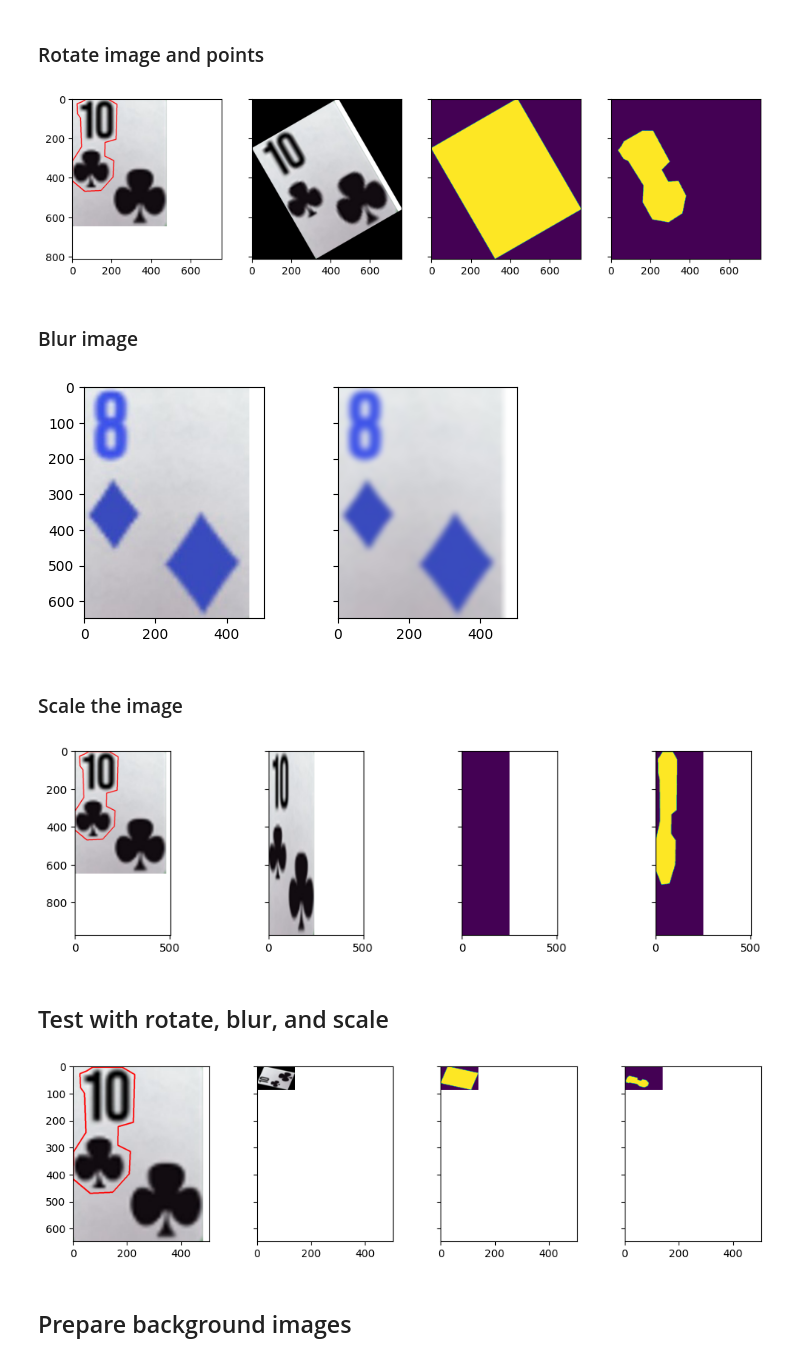
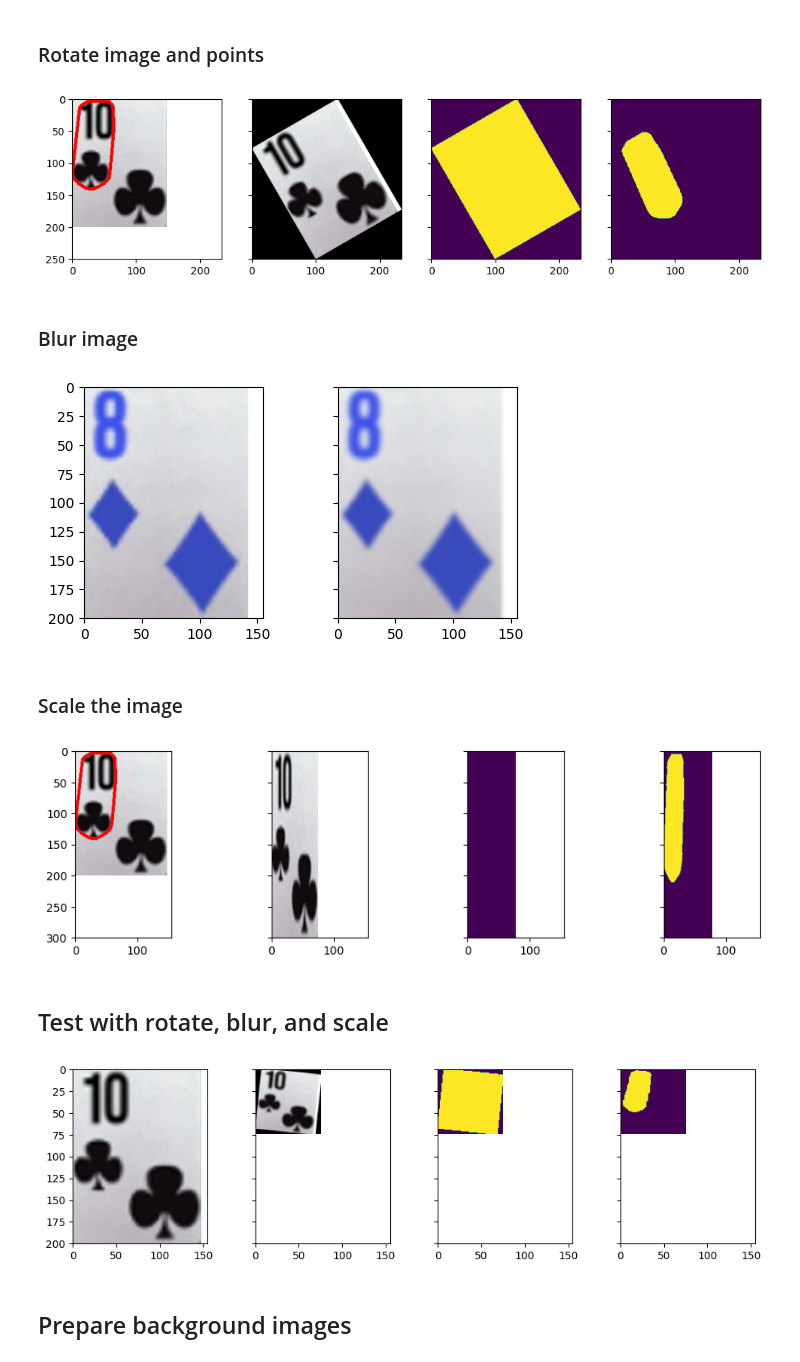
Before and after one commit to masarunakajima/playing_card_detection, a Jupyter notebook: creating_playing_cards_dataset.ipynb, the cells around one changed output. Cells and saved outputs as stored; diff of their text form; code cells hidden in the pictures.

```diff
--- a/creating_playing_cards_dataset.ipynb
+++ b/creating_playing_cards_dataset.ipynb
@@ -19,14 +24,14 @@ data_dir = "wsop_data"
 # %% [markdown]
 ## Define utility functions
 # %%
-def draw_polygon(img, polygon, gray=False):
+def draw_hull(img, hull, gray=False):
     img_copy = img.copy()
     if gray:
         color = 255
     else:
         color = (255,0,0)
-    if len(polygon) >= 3:
-        pts = np.array(polygon, np.int32)
+    if len(hull) >= 3:
+        pts = np.array(hull, np.int32)
         pts = pts.reshape((-1, 1, 2))
         cv.polylines(img_copy, [pts], True, color, 4)
     return img_copy
@@ -182,20 +256,20 @@ def rotate_image(img, angle, roi, mask=np.array([])):
 # %%
 # test the rotate_image function
 img = images[0]
-polygon = polygons[0]
+hull = convex_hulls[0]
 roi = rois[0]
-img_poly = draw_polygon(img, polygon)
+img_poly = draw_hull(img, hull)
 
 rotated_img, rotated_roi, mask = rotate_image(img, 30, roi)
 
 plot_images([img_poly, rotated_img, mask, rotated_roi])
 # %% [output]
-[figure, old version]
+[figure, new version]
 # %% [markdown]
 ### Blur image
 # %%
 ## Blur the image
-def blur_image(img, kernel_size=(20, 20)):
+def blur_image(img, kernel_size=(5, 5)):
     # Blur the image
     blurred_img = cv.blur(img, ksize=kernel_size)
 
@@ -205,7 +279,7 @@ img = images[20]
 blurred_img= blur_image(img)
 plot_images([img, blurred_img])
 # %% [output]
-[figure, old version]
+[figure, new version]
 # %% [markdown]
 ### Scale the image
 # %%
@@ -229,54 +303,55 @@ def scale_image(img, roi, mask=np.array([]), fx=1.5, fy=1.5):
 # test the scale_image function
 img = images[0]
 roi = rois[0]
-polygon = polygons[0]
-img_poly = draw_polygon(img, polygon, gray=True)
+hull = convex_hulls[0]
+img_poly = draw_hull(img, hull, gray=True)
 scaled_img, scaled_roi, mask = scale_image(img, roi, fx=0.5, fy=1.5)
 plot_images([img_poly, scaled_img, mask, scaled_roi])
 # %% [output]
-[figure, old version]
+[figure, new version]
 # %% [markdown]
 
 ## Test with rotate, blur, and scale
 # %%
 
-angle_range = (0,360)
-kernel_range = (1,30)
-fx_range = (0.1, 0.2)
-fy_range = (0.1, 0.2)
+
 
 import time
 
 # set seed based on current time
 np.random.seed(int(time.time()))
 
 
-def augment_image(img, roi, mask=np.array([]), angle_range=(0,360), kernel_range=(0,30), fx_range=(0.1, 0.2), fy_range=(0.1, 0.2)):
-    # rotate image
-    angle = np.random.randint(angle_range[0], angle_range[1])
-    rotated_img, rotated_roi, mask = rotate_image(img, angle, roi, mask=mask)
-
-
+def augment_image(img, roi, mask=np.array([]), angle_range=(0,360), kernel_range=(1,10), fx_range=(0.3,0.6), fy_range=(0.3,0.6)):
     # blur image
     kernel_size = (np.random.randint(kernel_range[0], kernel_range[1]), np.random.randint(kernel_range[0], kernel_range[1]))
-    blurred_img = blur_image(rotated_img, kernel_size=kernel_size)
+    img = blur_image(img, kernel_size=kernel_size)
     # scale image
     fx = np.random.uniform(fx_range[0], fx_range[1])
     fy = np.random.uniform(fy_range[0], fy_range[1])
-    scaled_img, scaled_roi, mask = scale_image(blurred_img, rotated_roi, mask=mask, fx=fx, fy=fy)
-    return scaled_img, scaled_roi, mask
+    img, roi, mask = scale_image(img, roi, mask=mask, fx=fx, fy=fy)
+
+
+    # rotate image
+    angle = np.random.randint(angle_range[0], angle_range[1])
+    img, roi, mask = rotate_image(img, angle, roi, mask=mask)
+
+
+
+
+    return img, roi, mask
 
 
 # test the augment_image function
 img = images[0]
 roi = rois[0]
 
-polygon = polygons[0]
-img_poly = draw_polygon(img, polygon, gray=True)
-scaled_img, scaled_roi, mask = augment_image(img, roi, angle_range=angle_range, kernel_range=kernel_range, fx_range=fx_range, fy_range=fy_range)
+polygon = hull[0]
+img_poly = draw_hull(img, polygon, gray=True)
+scaled_img, scaled_roi, mask = augment_image(img, roi)
 plot_images([img_poly, scaled_img, mask*200, scaled_roi])
 # %% [output]
-[figure, old version]
+[figure, new version]
 # %% [markdown]
 ## Prepare background images
 # %%
```
Also changed, not shown: parts of 14 cells of this notebook, 1 other file.
